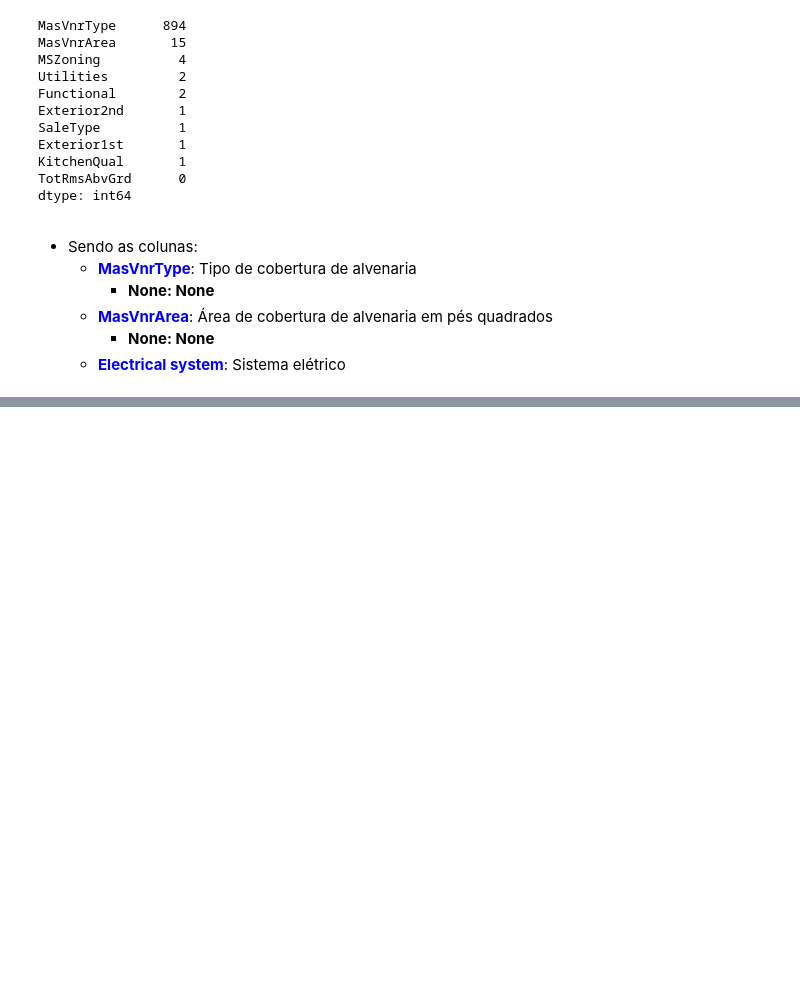
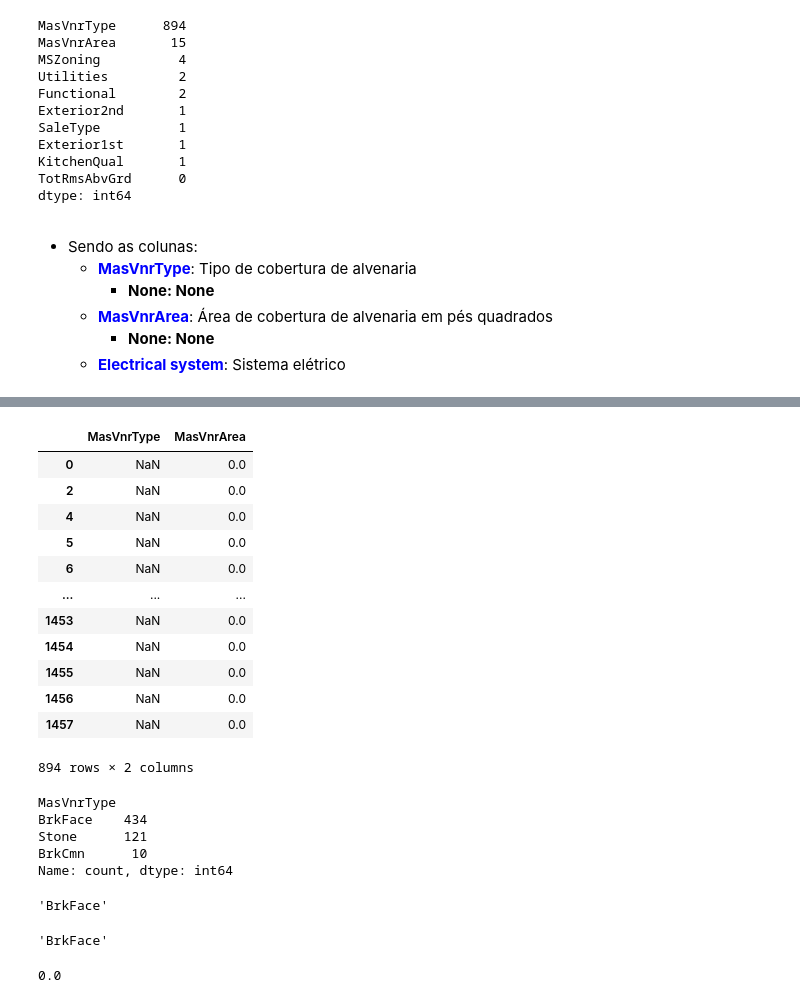
Before and after one commit to BraulioHermanson/Projeto_Housing_Avancado, a Jupyter notebook: Kagle_housing_limpeza.ipynb, the cells around one changed output, grey strips where cells are left out. Cells and saved outputs as stored; diff of their text form; code cells hidden in the pictures; blank space fills up the shorter version.

```diff
--- a/Kagle_housing_limpeza.ipynb
+++ b/Kagle_housing_limpeza.ipynb
@@ -681,0 +760,31 @@ dtype: int64
+# %%
+# Visualizando os valores vazios
+teste.loc[teste.MasVnrType.isnull(),['MasVnrType','MasVnrArea']]
+# %% [output]
+|  | MasVnrType | MasVnrArea |
+| 0 | NaN | 0.0 |
+| 2 | NaN | 0.0 |
+| 4 | NaN | 0.0 |
+| 5 | NaN | 0.0 |
+| 6 | NaN | 0.0 |
+| ... | ... | ... |
+| 1453 | NaN | 0.0 |
+| 1454 | NaN | 0.0 |
+| 1455 | NaN | 0.0 |
+| 1456 | NaN | 0.0 |
+| 1457 | NaN | 0.0 |
+894 rows × 2 columns
+# %%
+# Verificando os valores mais frequentes de MasVnrType
+teste.MasVnrType.value_counts()
+# %% [output]
+MasVnrType
+BrkFace    434
+Stone      121
+BrkCmn      10
+Name: count, dtype: int64
+# %%
+# Selecionando da base valores que MasVnrArea não é zero
+teste[teste.MasVnrArea > 0].MasVnrType.mode()[0]
+# %% [output]
+'BrkFace'
@@ -681,0 +794,10 @@ dtype: int64
+# %%
+# Visualizando a moda
+treino.MasVnrType.mode()[0]
+# %% [output]
+'BrkFace'
+# %%
+# MasVnrArea
+treino.MasVnrArea.mode()[0]
+# %% [output]
+0.0
```
Also changed, not shown: parts of 25 cells of this notebook.
